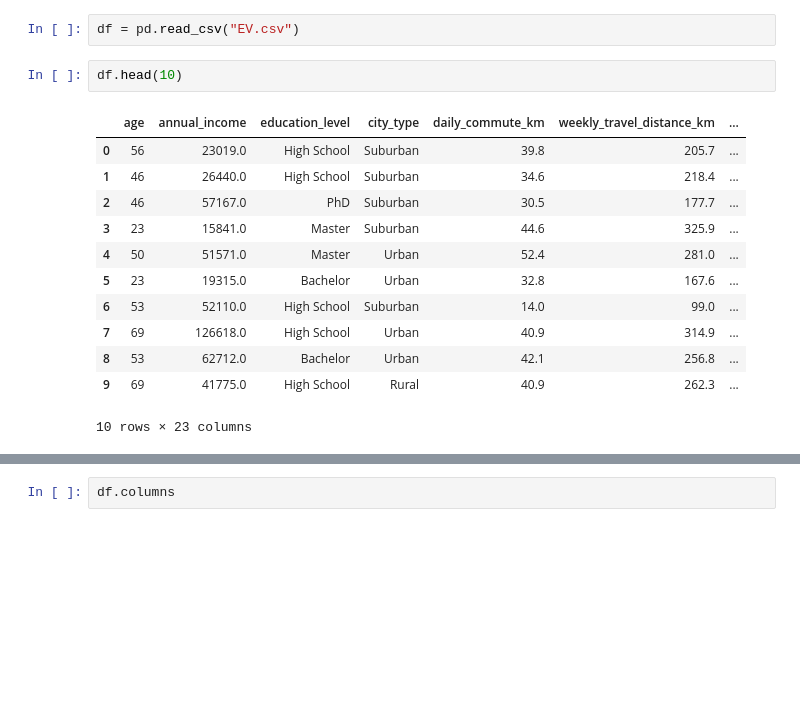
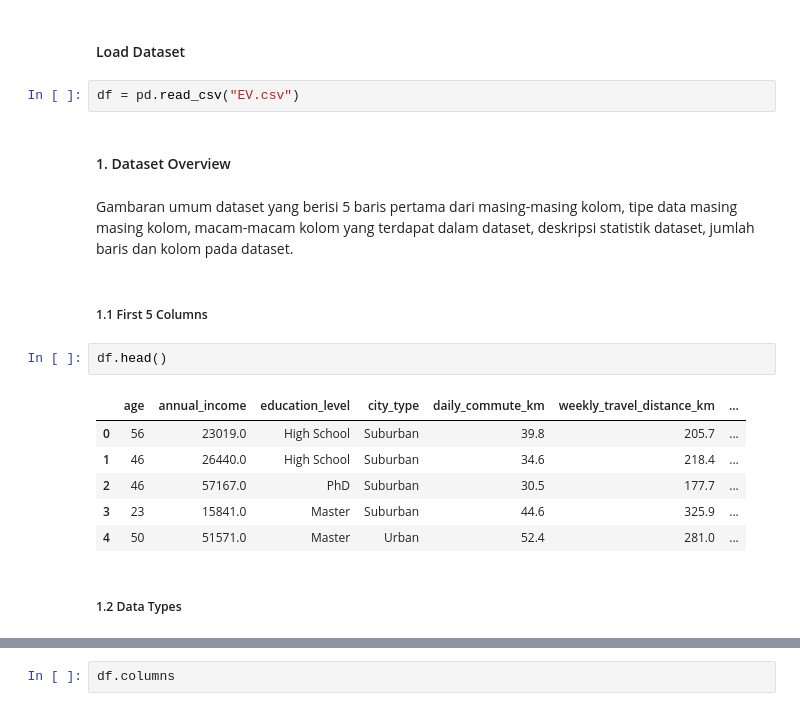
Before and after one commit to daffasyarief/Predicting-Electric-Vehicle-Transition-and-Forecasting-Monthly-Energy-Consumption-and-Charging-Costs, a Jupyter notebook: main.ipynb, the cells around one changed output, grey strips where cells are left out. Drawn from its saved outputs; the diff is of its cells as text; blank space fills up the shorter version.

```diff
--- a/main.ipynb
+++ b/main.ipynb
@@ -10,18 +9,22 @@ from sklearn.compose import ColumnTransformer
 from sklearn.model_selection import train_test_split
+# %% [markdown]
+#### Load Dataset
 # %%
 df = pd.read_csv("EV.csv")
+# %% [markdown]
+#### 1. Dataset Overview
+# %% [markdown]
+Gambaran umum dataset yang berisi 5 baris pertama dari masing-masing kolom, tipe data masing masing kolom, macam-macam kolom yang terdapat dalam dataset, deskripsi statistik dataset, jumlah baris dan kolom pada dataset.
+# %% [markdown]
+##### 1.1 First 5 Columns
 # %%
-df.head(10)
+df.head()
 # %% [output]
 |  | age | annual_income | education_level | city_type | daily_commute_km | weekly_travel_distance_km | ... |
 | 0 | 56 | 23019.0 | High School | Suburban | 39.8 | 205.7 | ... |
 | 1 | 46 | 26440.0 | High School | Suburban | 34.6 | 218.4 | ... |
 | 2 | 46 | 57167.0 | PhD | Suburban | 30.5 | 177.7 | ... |
 | 3 | 23 | 15841.0 | Master | Suburban | 44.6 | 325.9 | ... |
 | 4 | 50 | 51571.0 | Master | Urban | 52.4 | 281.0 | ... |
-| 5 | 23 | 19315.0 | Bachelor | Urban | 32.8 | 167.6 | ... |
-| 6 | 53 | 52110.0 | High School | Suburban | 14.0 | 99.0 | ... |
-| 7 | 69 | 126618.0 | High School | Urban | 40.9 | 314.9 | ... |
-| 8 | 53 | 62712.0 | Bachelor | Urban | 42.1 | 256.8 | ... |
-| 9 | 69 | 41775.0 | High School | Rural | 40.9 | 262.3 | ... |
-10 rows × 23 columns
+# %% [markdown]
+##### 1.2 Data Types
```
Also changed, not shown: parts of 34 cells of this notebook.
